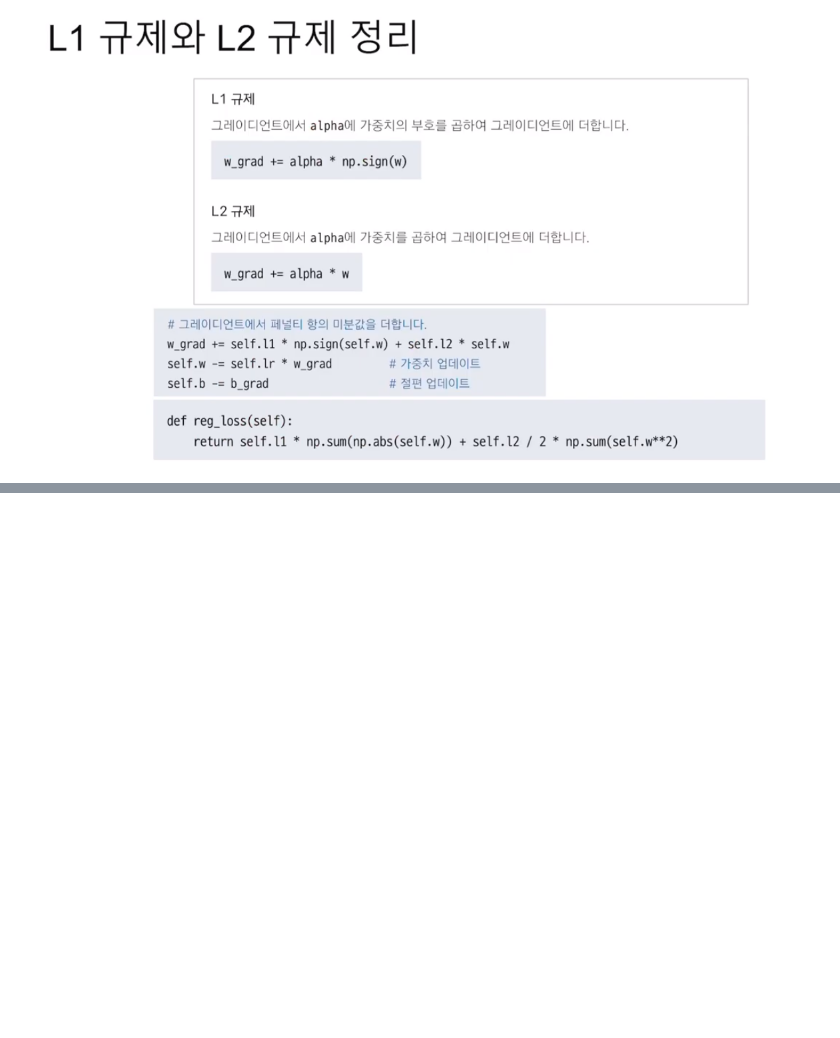
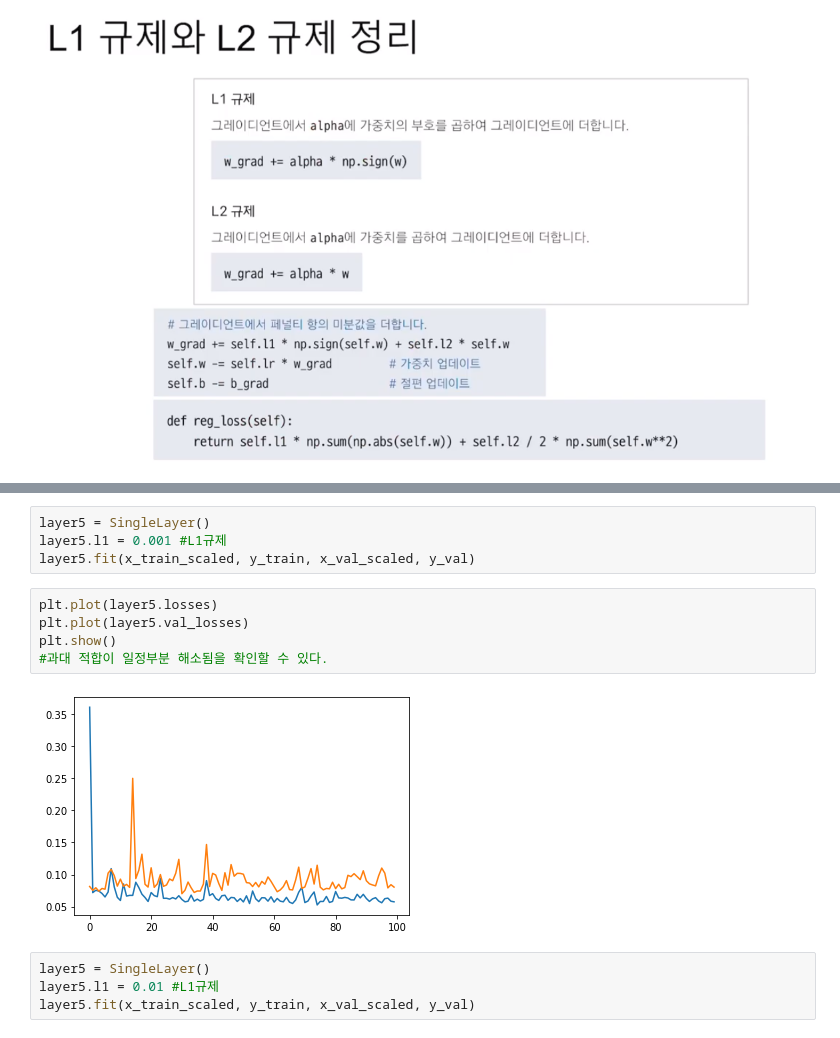
Before and after one commit to nejukmaster/Do-it-ML, a Jupyter notebook: 5장 훈련 최적화.ipynb, the cells around one changed output, grey strips where cells are left out. Saved outputs shown, nothing was run; the diff lists cells and outputs as text; blank space fills up the shorter version.

```diff
--- a/5장 훈련 최적화.ipynb
+++ b/5장 훈련 최적화.ipynb
@@ -360,0 +380,15 @@ class SingleLayer:
+# %%
+layer5 = SingleLayer()
+layer5.l1 = 0.001 #L1규제
+layer5.fit(x_train_scaled, y_train, x_val_scaled, y_val)
+# %%
+plt.plot(layer5.losses)
+plt.plot(layer5.val_losses)
+plt.show()
+#과대 적합이 일정부분 해소됨을 확인할 수 있다.
+# %% [output]
+[figure, added]
+# %%
+layer5 = SingleLayer()
+layer5.l1 = 0.01 #L1규제
+layer5.fit(x_train_scaled, y_train, x_val_scaled, y_val)
```
Also changed, not shown: parts of 4 cells of this notebook.
